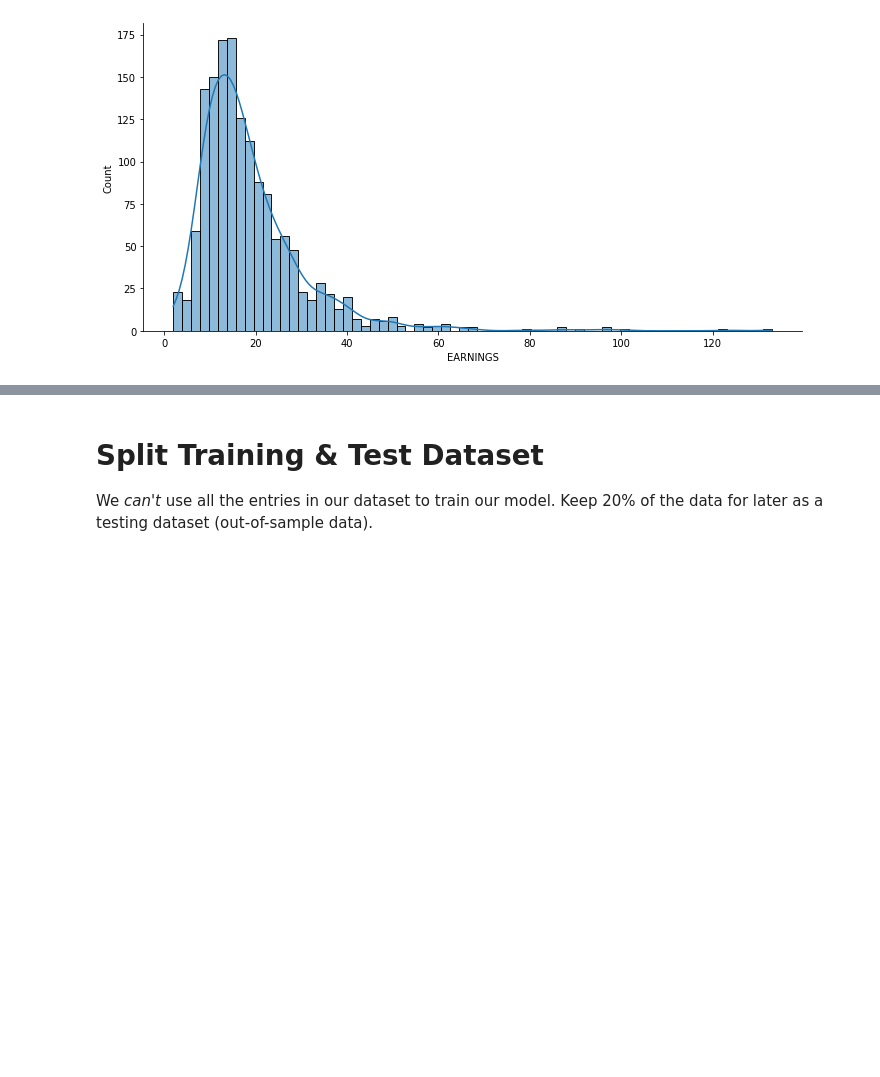
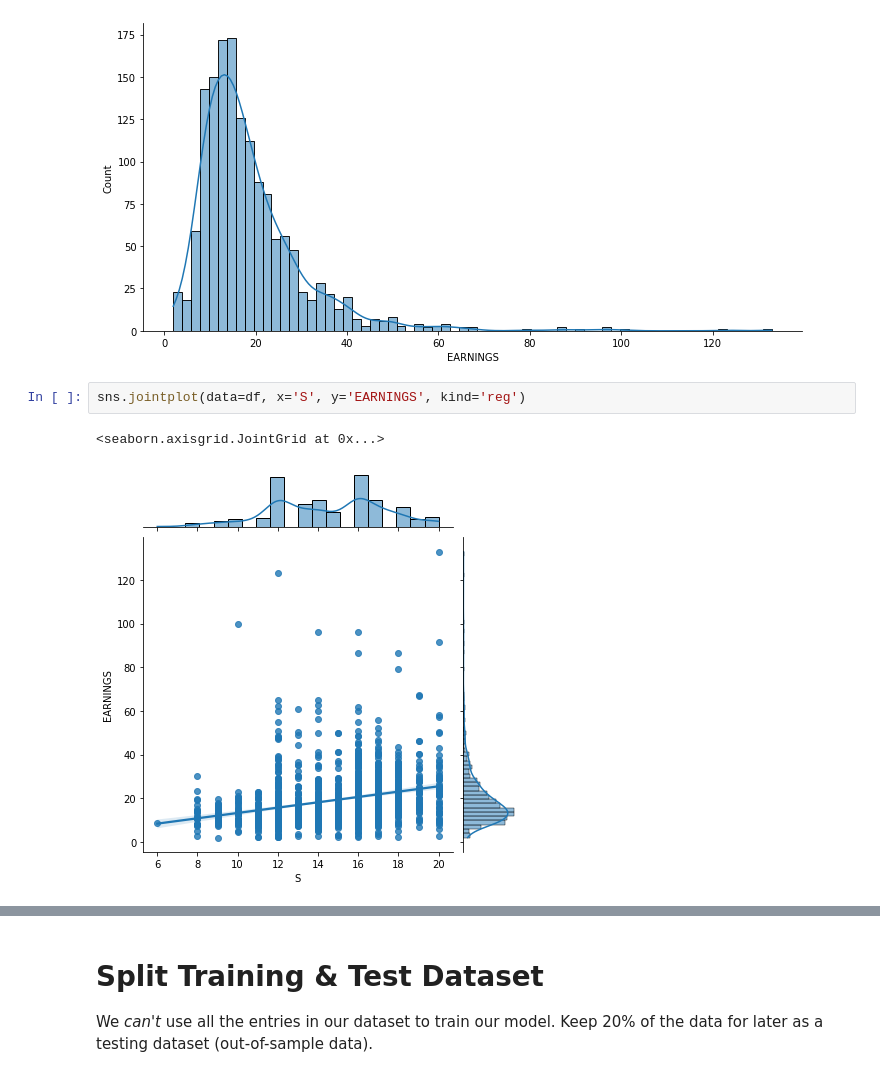
Before and after one commit to tomweinandy/100DaysOfCode, a Jupyter notebook: Projects/Day100/Determinants_of_Earnings.ipynb, the cells around one changed output, grey strips where cells are left out. Cells and saved outputs as stored; diff of their text form; blank space fills up the shorter version.

```diff
--- a/Projects/Day100/Determinants_of_Earnings.ipynb
+++ b/Projects/Day100/Determinants_of_Earnings.ipynb
@@ -163,3 +163,8 @@ sns.displot(df['EARNINGS'], kde=True, aspect=2)
 # %% [output]
 <seaborn.axisgrid.FacetGrid at 0x...>
 [figure]
+# %%
+sns.jointplot(data=df, x='S', y='EARNINGS', kind='reg')
+# %% [output]
+<seaborn.axisgrid.JointGrid at 0x...>
+[figure, added]
```
Also changed, not shown: parts of 4 cells of this notebook.
